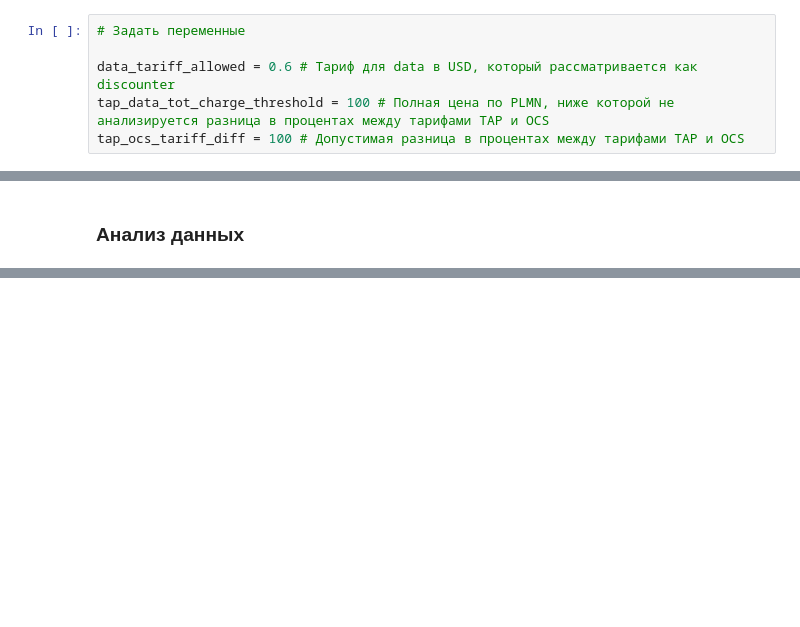
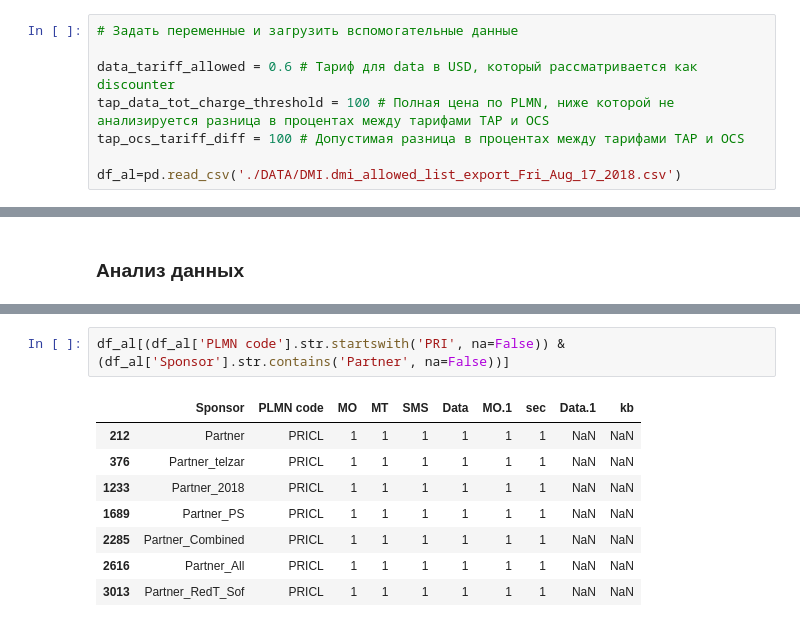
Before and after one commit to balobinp/RB_BD, a Jupyter notebook: RB_REPORTS_and_ANALYSIS_Python3.ipynb, the cells around one changed output, grey strips where cells are left out. Saved outputs shown, nothing was run; the diff lists cells and outputs as text; blank space fills up the shorter version.

```diff
--- a/RB_REPORTS_and_ANALYSIS_Python3.ipynb
+++ b/RB_REPORTS_and_ANALYSIS_Python3.ipynb
@@ -90,11 +95,13 @@ from pandas import Series, DataFrame
 import pyodbc
 import mysql.connector #pip install mysql-connector-python-rf
 # %%
-# Задать переменные
+# Задать переменные и загрузить вспомогательные данные
 
 data_tariff_allowed = 0.6 # Тариф для data в USD, который рассматривается как discounter
 tap_data_tot_charge_threshold = 100 # Полная цена по PLMN, ниже которой не анализируется разница в процентах между тарифами ТАР и OCS
 tap_ocs_tariff_diff = 100 # Допустимая разница в процентах между тарифами ТАР и OCS
+
+df_al=pd.read_csv('./DATA/DMI.dmi_allowed_list_export_Fri_Aug_17_2018.csv')
 # %% [markdown]
 ### Получение данных
 # %%
@@ -210 +229,12 @@ df[df.TADIG.str.startswith('MKDMM',na=False)]
+# %%
+df_al[(df_al['PLMN code'].str.startswith('PRI', na=False)) & (df_al['Sponsor'].str.contains('Partner', na=False))]
+# %% [output]
+|  | Sponsor | PLMN code | MO | MT | SMS | Data | MO.1 | sec | Data.1 | kb |
+| 212 | Partner | PRICL | 1 | 1 | 1 | 1 | 1 | 1 | NaN | NaN |
+| 376 | Partner_telzar | PRICL | 1 | 1 | 1 | 1 | 1 | 1 | NaN | NaN |
+| 1233 | Partner_2018 | PRICL | 1 | 1 | 1 | 1 | 1 | 1 | NaN | NaN |
+| 1689 | Partner_PS | PRICL | 1 | 1 | 1 | 1 | 1 | 1 | NaN | NaN |
+| 2285 | Partner_Combined | PRICL | 1 | 1 | 1 | 1 | 1 | 1 | NaN | NaN |
+| 2616 | Partner_All | PRICL | 1 | 1 | 1 | 1 | 1 | 1 | NaN | NaN |
+| 3013 | Partner_RedT_Sof | PRICL | 1 | 1 | 1 | 1 | 1 | 1 | NaN | NaN |
 # %%
```
Also changed, not shown: parts of 7 cells of this notebook, 6 other files.
